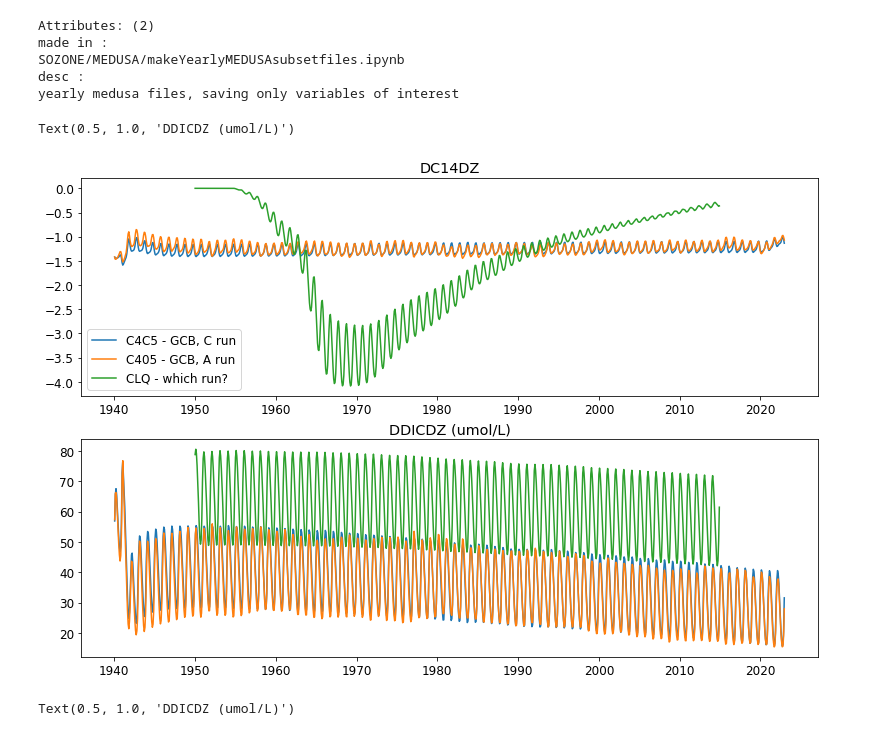
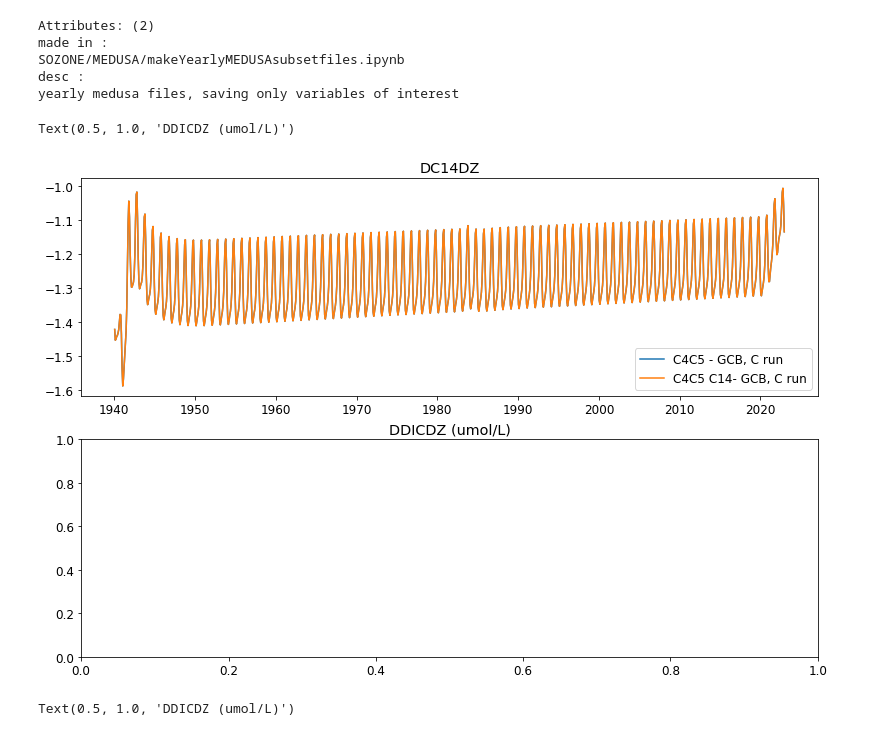
Before and after one commit to tjarnikova/SOZONE, a Jupyter notebook: C14/make_verticalgradient.ipynb, the cells around one changed output. Cells and saved outputs as stored; diff of their text form; code cells hidden in the pictures.

```diff
--- a/C14/make_verticalgradient.ipynb
+++ b/C14/make_verticalgradient.ipynb
@@ -212,7 +278,7 @@ def make_yearlist(yrst, yrend):
     ylist = []
     for i in range(0,len(yrs)):
         yr = yrs[i]
-        ty = f'/gpfs/home/mep22dku/scratch/SOZONE/C14/C405data/vert/C4C5_dc14dz_y{yr}.nc'
+        ty = f'/gpfs/home/mep22dku/scratch/SOZONE/C14/C405data/vert/C4C5_dc14dzC14_y{yr}.nc'
         t2 = glob.glob(ty)
         ylist.append(t2[0])
     return ylist
@@ -238,6 +304,19 @@ CLQ_dc14dz['TIME_COUNTER'] = times
 
 C4C5_dc14dz = xr.open_mfdataset(C4C5ylist)
 C405_dc14dz = xr.open_mfdataset(C405ylist)
+
+
+def make_yearlist(yrst, yrend):
+    yrs = np.arange(yrst,yrend+1,1)
+    ylist = []
+    for i in range(0,len(yrs)):
+        yr = yrs[i]
+        ty = f'/gpfs/home/mep22dku/scratch/SOZONE/C14/C405data/vert/C4C5_dc14dzC14_y{yr}.nc'
+        t2 = glob.glob(ty)
+        ylist.append(t2[0])
+    return ylist
+
+C4C5_dc14dzC14 = xr.open_mfdataset(C4C5ylist)
 # %%
 C4C5_dc14dz
 # %% [output]
@@ -276,25 +355,26 @@ yearly medusa files, saving only variables of interest
 # %%
 fact = 1.1
 fig, axs = plt.subplots(2,1, figsize=(12*fact, 8*fact), facecolor='w', edgecolor='k')
 axs = axs.ravel()
 
 C4C5_time = C4C5_dc14dz.indexes['time_counter'].to_datetimeindex()
 CLQ_time = CLQ_dc14dz.indexes['TIME_COUNTER']
 
 axs[0].plot(C4C5_time, C4C5_dc14dz.DC14DZ, label = 'C4C5 - GCB, C run')
-axs[0].plot(C4C5_time, C405_dc14dz.DC14DZ, label = 'C405 - GCB, A run')
-axs[0].plot(CLQ_time, CLQ_dc14dz.DC14DZ, label = 'CLQ - which run?')
+axs[0].plot(C4C5_time, C4C5_dc14dzC14.DC14DZ, label = 'C4C5 C14- GCB, C run')
+# axs[0].plot(C4C5_time, C405_dc14dz.DC14DZ, label = 'C405 - GCB, A run')
+# axs[0].plot(CLQ_time, CLQ_dc14dz.DC14DZ, label = 'CLQ - which run?')
 
-axs[1].plot(C4C5_time, C4C5_dc14dz.DDICDZ* 1e6, label = 'C4C5 - GCB, C run')
-axs[1].plot(C4C5_time, C405_dc14dz.DDICDZ* 1e6, label = 'C405 - GCB, A run')
-axs[1].plot(CLQ_time, CLQ_dc14dz.DDICDZ * 1e6, label = 'CLQ - which run?')
+# axs[1].plot(C4C5_time, C4C5_dc14dz.DDICDZ* 1e6, label = 'C4C5 - GCB, C run')
+# axs[1].plot(C4C5_time, C405_dc14dz.DDICDZ* 1e6, label = 'C405 - GCB, A run')
+# axs[1].plot(CLQ_time, CLQ_dc14dz.DDICDZ * 1e6, label = 'CLQ - which run?')
 
 axs[0].legend()
 axs[0].set_title('DC14DZ')
 axs[1].set_title('DDICDZ (umol/L)')
 # %% [output]
 Text(0.5, 1.0, 'DDICDZ (umol/L)')
-[figure, old version]
+[figure, new version]
 # %%
 fact = 1.1
 fig, axs = plt.subplots(2,1, figsize=(12*fact, 8*fact), facecolor='w', edgecolor='k')
```
Also changed, not shown: parts of 5 cells of this notebook, 53 other files.
